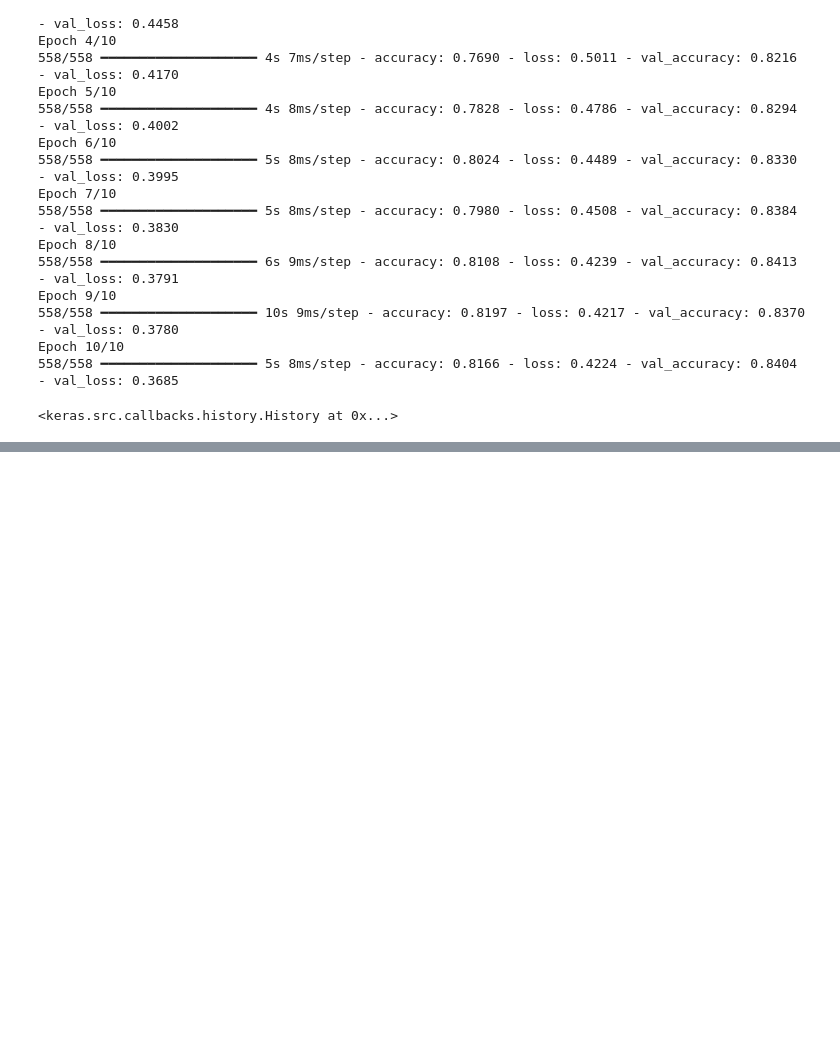
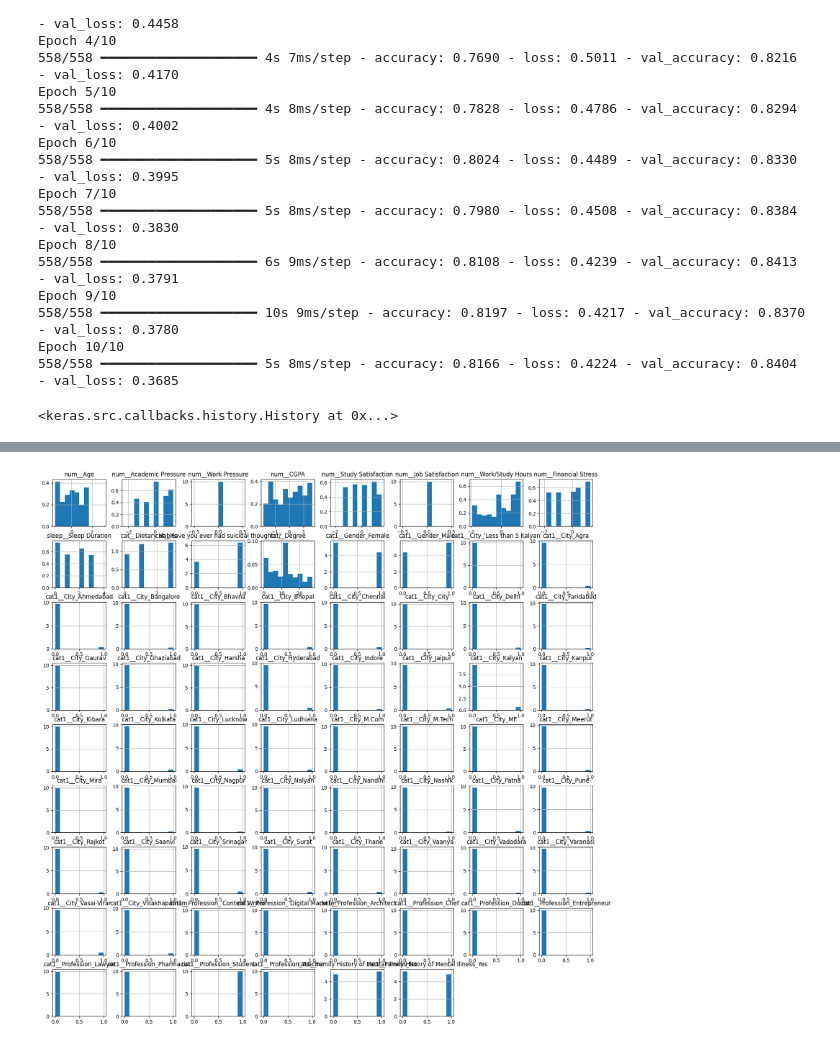
Before and after one commit to leman-cap13/Machine_Learning, a Jupyter notebook: student_depression_nn.ipynb, the cells around one changed output, grey strips where cells are left out. Cells and saved outputs as stored; diff of their text form; code cells hidden in the pictures; blank space fills up the shorter version.

```diff
--- a/student_depression_nn.ipynb
+++ b/student_depression_nn.ipynb
@@ -495,0 +500,4 @@ Epoch 10/10
+# %%
+X_train_prepared.hist(figsize = (20, 20), density = True);
+# %% [output]
+[figure, added]
```
Also changed, not shown: parts of 7 cells of this notebook.
